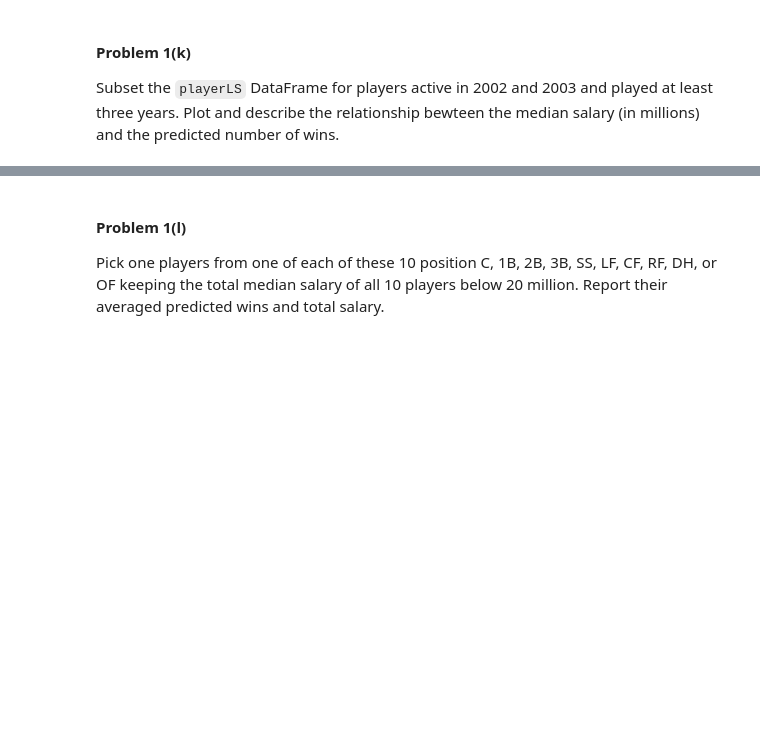
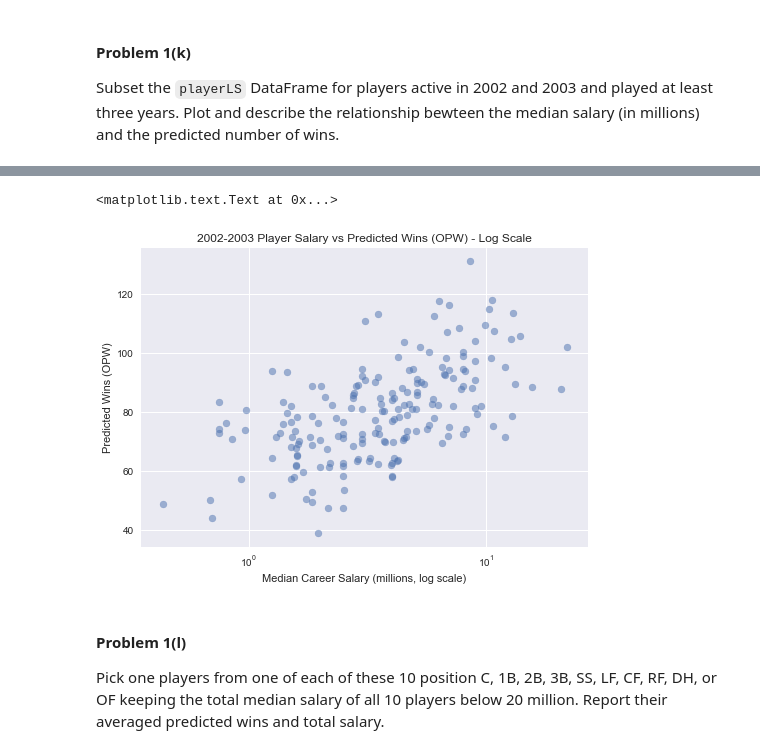
Before and after one commit to tuckergordon/bah_repos, a Jupyter notebook: 2014hw/hw3/HW3.ipynb, the cells around one changed output, grey strips where cells are left out. Drawn from its saved outputs; the diff is of its cells as text; code cells hidden in the pictures; blank space fills up the shorter version.

```diff
--- a/2014hw/hw3/HW3.ipynb
+++ b/2014hw/hw3/HW3.ipynb
@@ -276,3 +356,12 @@ Subset the `playerLS` DataFrame for players active in 2002 and 2003 and played a
+# %%
+plt.scatter(active['salary']/10**6, active['OPW'], alpha = 0.5)
+plt.title('2002-2003 Player Salary vs Predicted Wins (OPW) - Log Scale')
+plt.xscale('log')
+plt.xlabel('Median Career Salary (millions, log scale)')
+plt.ylabel('Predicted Wins (OPW)')
+# %% [output]
+<matplotlib.text.Text at 0x...>
+[figure, added]
 # %% [markdown]
 #### Problem 1(l)
 Pick one players from one of each of these 10 position C, 1B, 2B, 3B, SS, LF, CF, RF, DH, or OF keeping the total median salary of all 10 players below 20 million. Report their averaged predicted wins and total salary.
```
Also changed, not shown: parts of 24 cells of this notebook, 1 other file.
